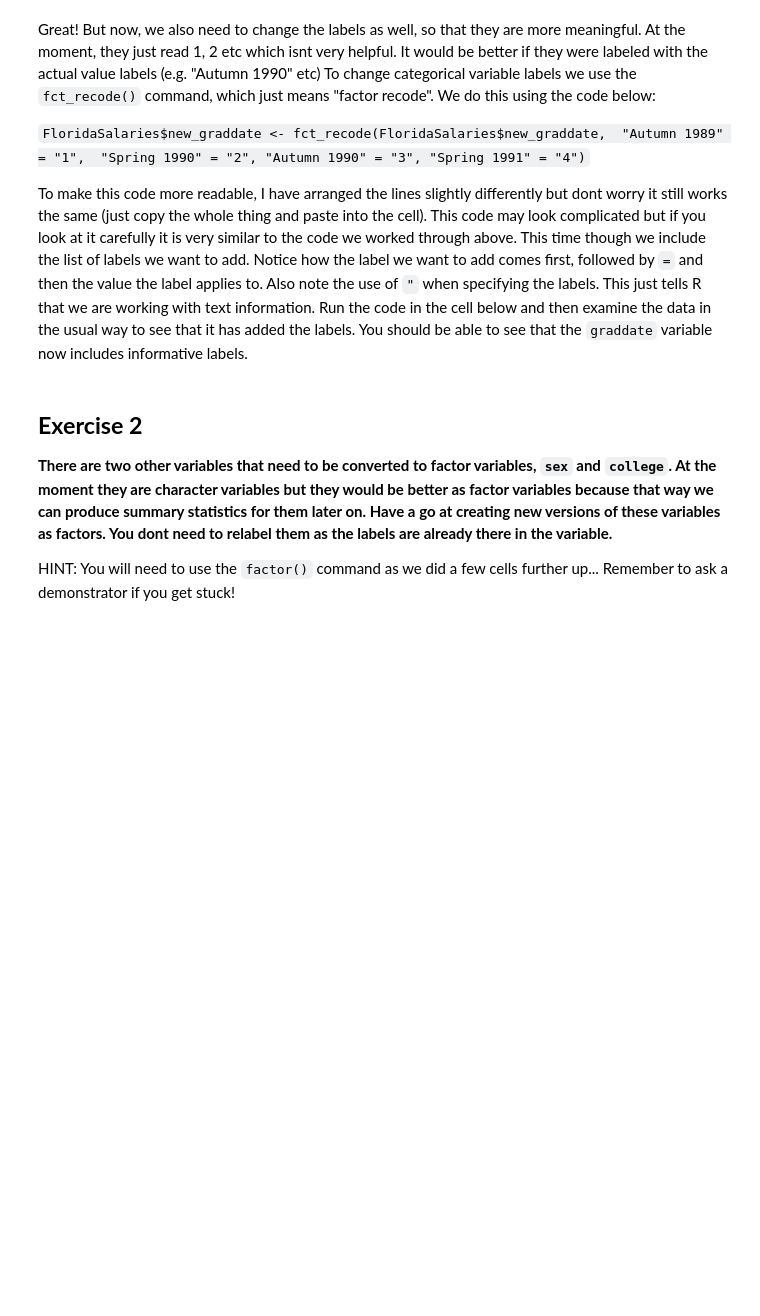
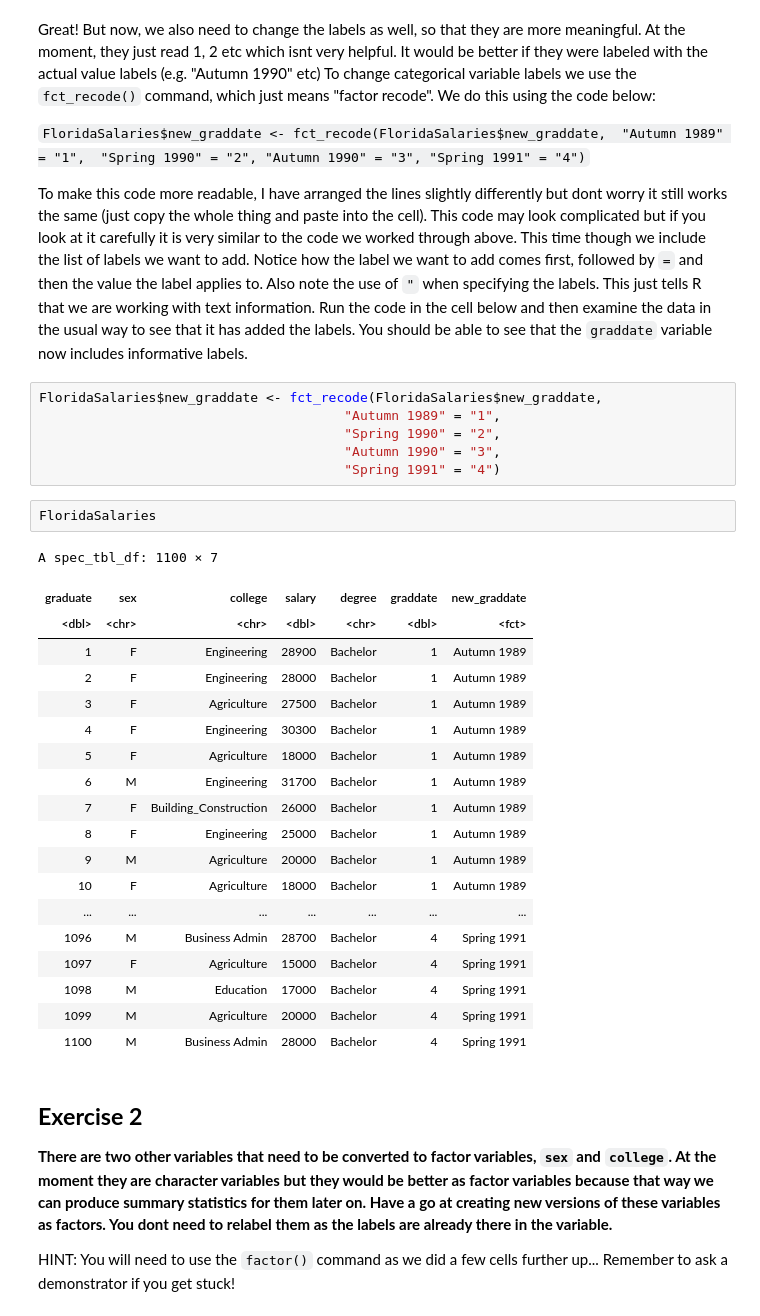
Before and after one commit to tc245/KeyMethodsInGeography, a Jupyter notebook: Week6/Week6PracticalNotebook.ipynb, the cells around one changed output. Saved outputs shown, nothing was run; the diff lists cells and outputs as text; blank space fills up the shorter version.

```diff
--- a/Week6/Week6PracticalNotebook.ipynb
+++ b/Week6/Week6PracticalNotebook.ipynb
@@ -140,6 +189,34 @@ Great! But now, we also need to change the labels as well, so that they are more
                                        "Spring 1991" = "4")`
 
 To make this code more readable, I have arranged the lines slightly differently but dont worry it still works the same (just copy the whole thing and paste into the cell). This code may look complicated but if you look at it carefully it is very similar to the code we worked through above. This time though we include the list of labels we want to add. Notice how the label we want to add comes first, followed by `=` and then the value the label applies to. Also note the use of `"` when specifying the labels. This just tells R that we are working with text information. Run the code in the cell below and then examine the data in the usual way to see that it has added the labels. You should be able to see that the `graddate` variable now includes informative labels.
+# %%
+FloridaSalaries$new_graddate <- fct_recode(FloridaSalaries$new_graddate,
+                                       "Autumn 1989" = "1",
+                                       "Spring 1990" = "2",
+                                       "Autumn 1990" = "3",
+                                       "Spring 1991" = "4")
+# %%
+FloridaSalaries
+# %% [output]
+A spec_tbl_df: 1100 × 7
+| graduate | sex | college | salary | degree | graddate | new_graddate |
+| <dbl> | <chr> | <chr> | <dbl> | <chr> | <dbl> | <fct> |
+| 1 | F | Engineering | 28900 | Bachelor | 1 | Autumn 1989 |
+| 2 | F | Engineering | 28000 | Bachelor | 1 | Autumn 1989 |
+| 3 | F | Agriculture | 27500 | Bachelor | 1 | Autumn 1989 |
+| 4 | F | Engineering | 30300 | Bachelor | 1 | Autumn 1989 |
+| 5 | F | Agriculture | 18000 | Bachelor | 1 | Autumn 1989 |
+| 6 | M | Engineering | 31700 | Bachelor | 1 | Autumn 1989 |
+| 7 | F | Building_Construction | 26000 | Bachelor | 1 | Autumn 1989 |
+| 8 | F | Engineering | 25000 | Bachelor | 1 | Autumn 1989 |
+| 9 | M | Agriculture | 20000 | Bachelor | 1 | Autumn 1989 |
+| 10 | F | Agriculture | 18000 | Bachelor | 1 | Autumn 1989 |
+| ... | ... | ... | ... | ... | ... | ... |
+| 1096 | M | Business Admin | 28700 | Bachelor | 4 | Spring 1991 |
+| 1097 | F | Agriculture | 15000 | Bachelor | 4 | Spring 1991 |
+| 1098 | M | Education | 17000 | Bachelor | 4 | Spring 1991 |
+| 1099 | M | Agriculture | 20000 | Bachelor | 4 | Spring 1991 |
+| 1100 | M | Business Admin | 28000 | Bachelor | 4 | Spring 1991 |
 # %% [markdown]
 ## <b>Exercise 2</b>
 
```
Also changed, not shown: parts of 4 cells of this notebook, 3 other files.
